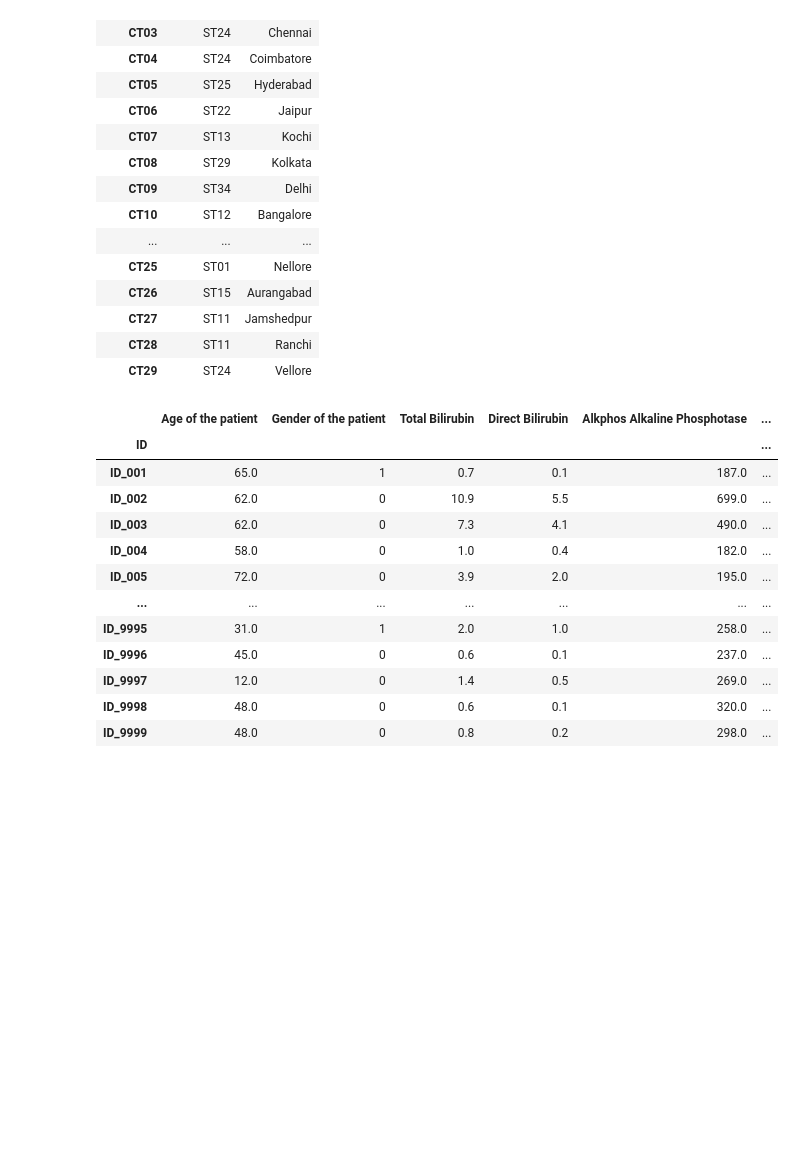
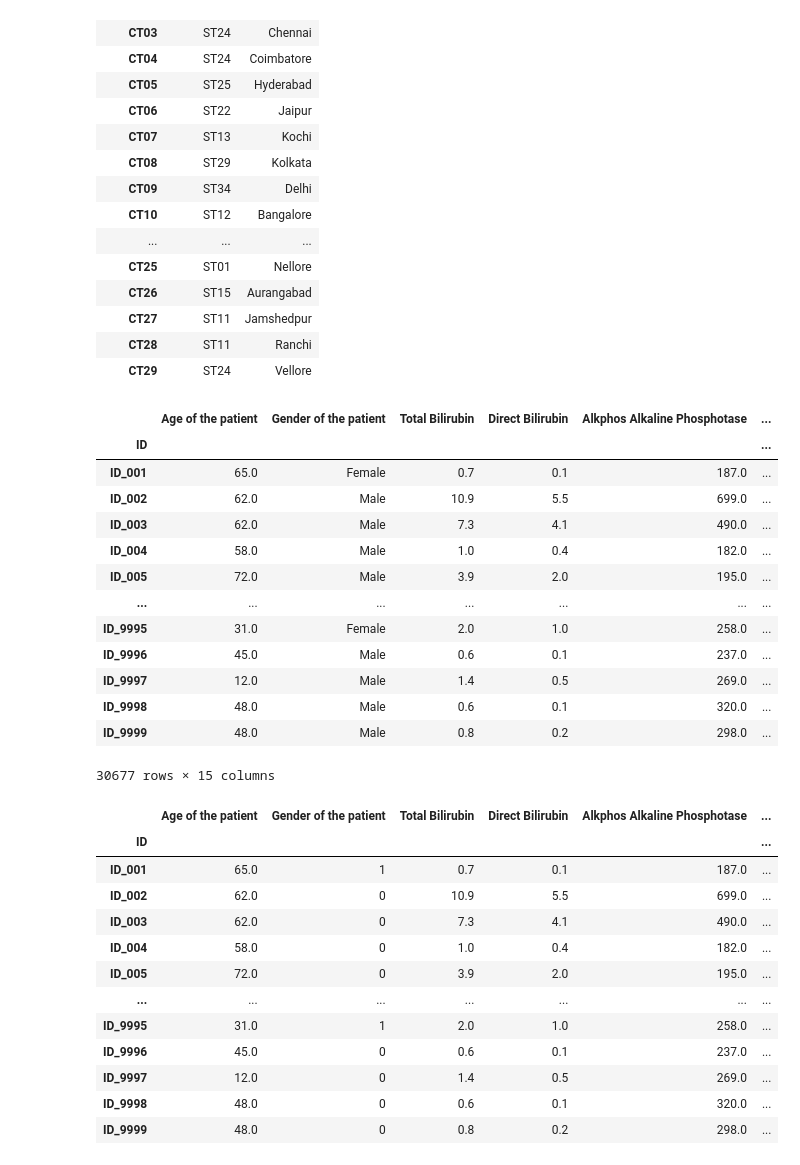
Before and after one commit to swharesh/Capstone-AIacademy, a Jupyter notebook: pre.ipynb, the cells around one changed output. Cells and saved outputs as stored; diff of their text form; code cells hidden in the pictures; blank space fills up the shorter version.

```diff
--- a/pre.ipynb
+++ b/pre.ipynb
@@ -67,6 +67,23 @@ merge_data=pd.merge(merge_data, city[["City name"]], on='City_Code', how='left')
 merge_data=pd.merge(merge_data, status, on='ID', how='outer')
 # %%
 merge_data=merge_data.set_index("ID")
+# %%
+merge_data
+# %% [output]
+|  | Age of the patient | Gender of the patient | Total Bilirubin | Direct Bilirubin | Alkphos Alkaline Phosphotase | ... |
+| ID |  |  |  |  |  | ... |
+| ID_001 | 65.0 | Female | 0.7 | 0.1 | 187.0 | ... |
+| ID_002 | 62.0 | Male | 10.9 | 5.5 | 699.0 | ... |
+| ID_003 | 62.0 | Male | 7.3 | 4.1 | 490.0 | ... |
+| ID_004 | 58.0 | Male | 1.0 | 0.4 | 182.0 | ... |
+| ID_005 | 72.0 | Male | 3.9 | 2.0 | 195.0 | ... |
+| ... | ... | ... | ... | ... | ... | ... |
+| ID_9995 | 31.0 | Female | 2.0 | 1.0 | 258.0 | ... |
+| ID_9996 | 45.0 | Male | 0.6 | 0.1 | 237.0 | ... |
+| ID_9997 | 12.0 | Male | 1.4 | 0.5 | 269.0 | ... |
+| ID_9998 | 48.0 | Male | 0.6 | 0.1 | 320.0 | ... |
+| ID_9999 | 48.0 | Male | 0.8 | 0.2 | 298.0 | ... |
+30677 rows × 15 columns
 # %%
 merge_data.loc[merge_data["Gender of the patient"]=="Female","Gender of the patient"]=1
 merge_data.loc[merge_data["Gender of the patient"]=="Male","Gender of the patient"]=0
```
Also changed, not shown: parts of 7 cells of this notebook.
